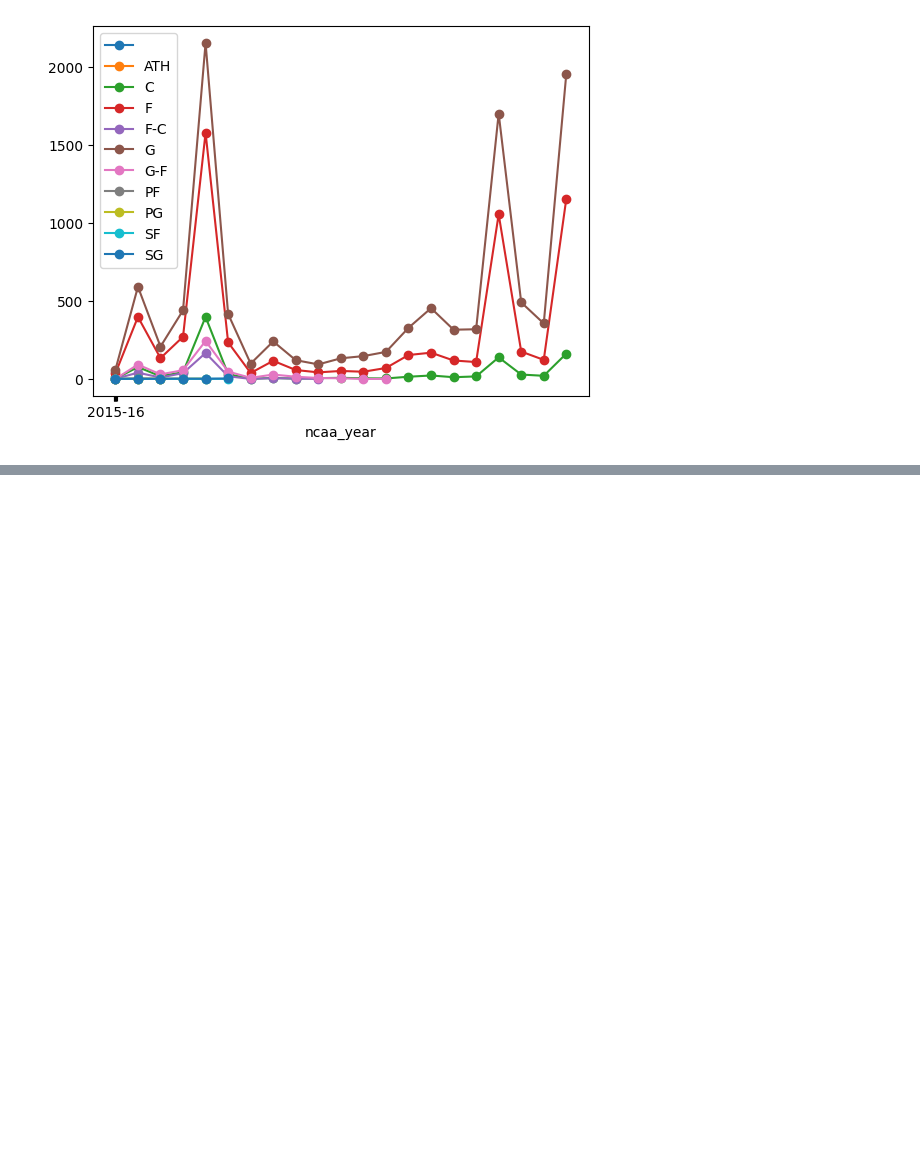
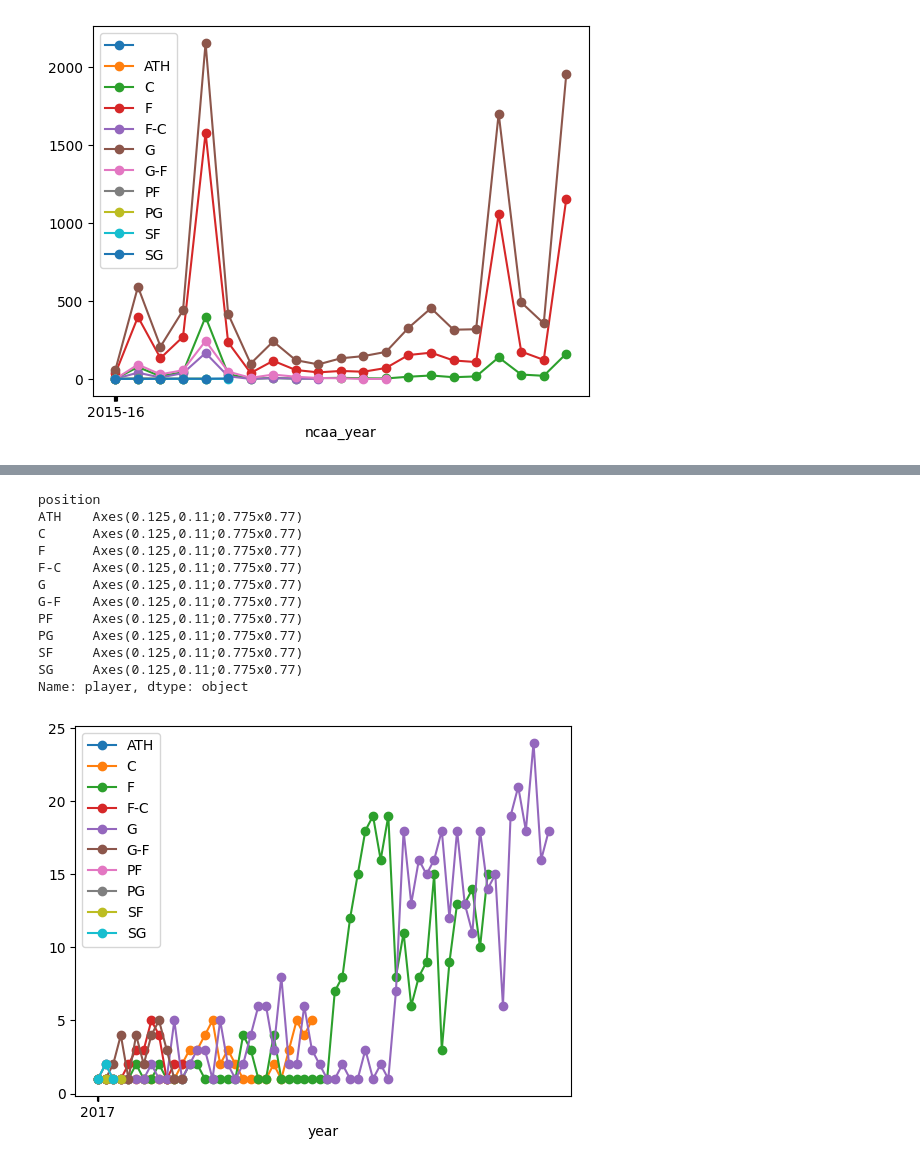
Before and after one commit to omara569/nba_draft_prediction, a Jupyter notebook: data_exploration/exploration.ipynb, the cells around one changed output, grey strips where cells are left out. Saved outputs shown, nothing was run; the diff lists cells and outputs as text; code cells hidden in the pictures; blank space fills up the shorter version.

```diff
--- a/data_exploration/exploration.ipynb
+++ b/data_exploration/exploration.ipynb
@@ -228,0 +455,16 @@ plt.show()
+# %%
+drafted_players_from_ncaa[['year','position', 'player']].groupby(['year', 'position']).count().reset_index('position').groupby('position')['player'].plot(marker='o', legend=True)
+# %% [output]
+position
+ATH    Axes(0.125,0.11;0.775x0.77)
+C      Axes(0.125,0.11;0.775x0.77)
+F      Axes(0.125,0.11;0.775x0.77)
+F-C    Axes(0.125,0.11;0.775x0.77)
+G      Axes(0.125,0.11;0.775x0.77)
+G-F    Axes(0.125,0.11;0.775x0.77)
+PF     Axes(0.125,0.11;0.775x0.77)
+PG     Axes(0.125,0.11;0.775x0.77)
+SF     Axes(0.125,0.11;0.775x0.77)
+SG     Axes(0.125,0.11;0.775x0.77)
+Name: player, dtype: object
+[figure, added]
```
Also changed, not shown: parts of 19 cells of this notebook, 29 other files.
